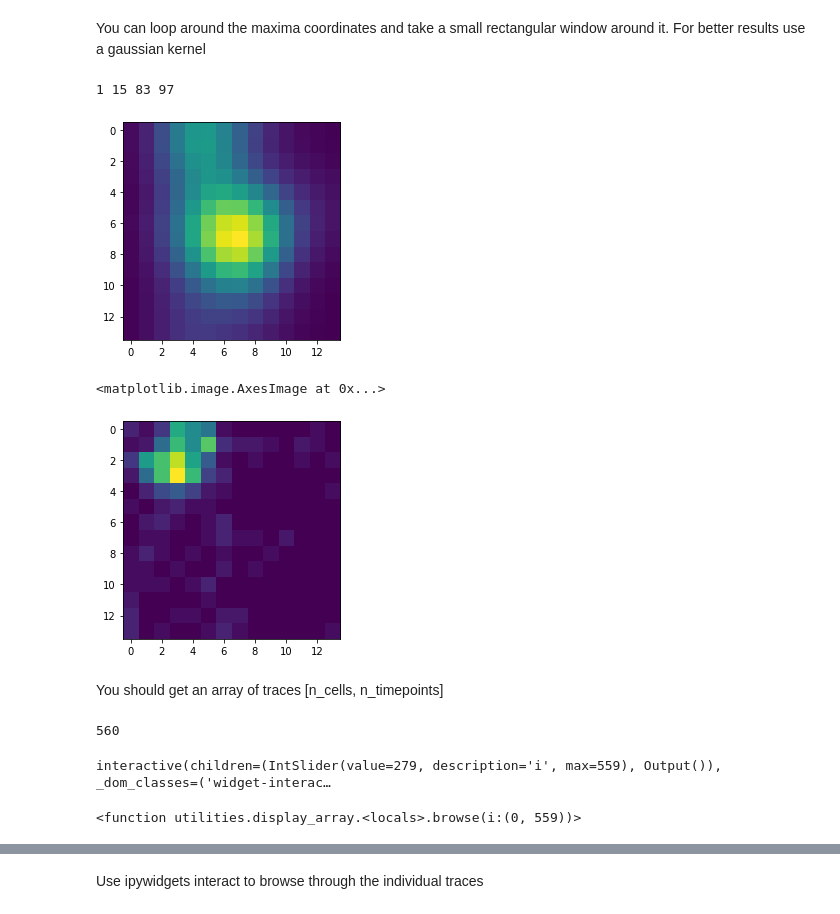
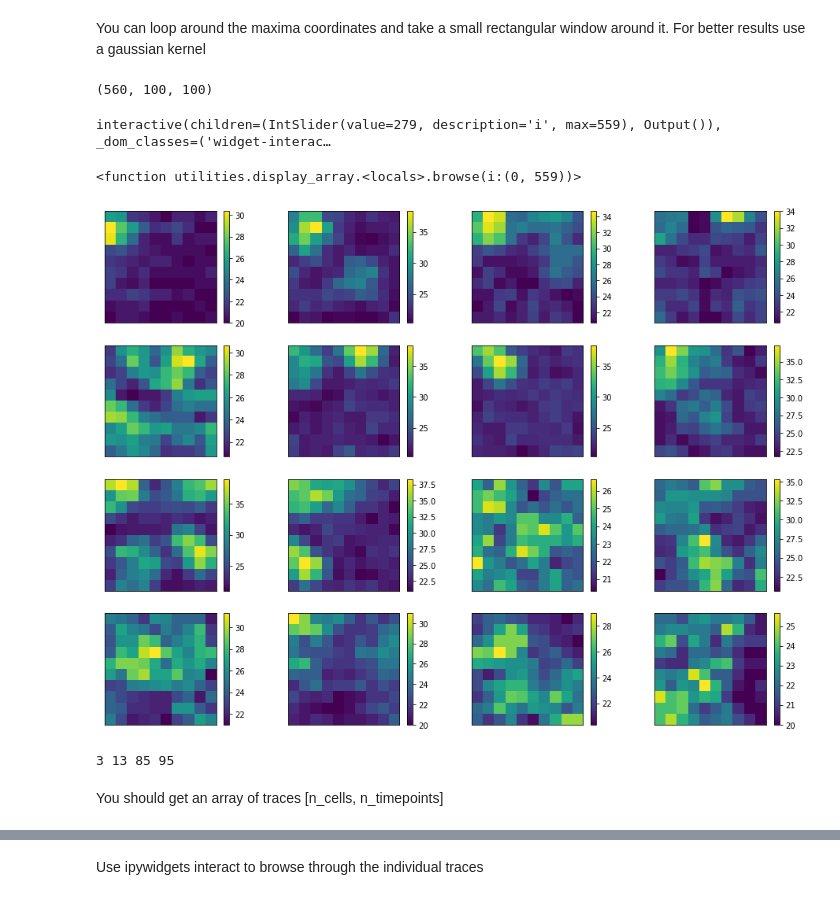
Before and after one commit to mackelab/msne-lsmlsda-2019, a Jupyter notebook: your-code/cristina/exercises/week11_imaging_analysis/Part 1 A anatomical segmentation for students.ipynb, the cells around one changed output, grey strips where cells are left out. Saved outputs shown, nothing was run; the diff lists cells and outputs as text; code cells hidden in the pictures.

```diff
--- a/your-code/cristina/exercises/week11_imaging_analysis/Part 1 A anatomical segmentation for students.ipynb
+++ b/your-code/cristina/exercises/week11_imaging_analysis/Part 1 A anatomical segmentation for students.ipynb
@@ -78,23 +78,36 @@ You can loop around the maxima coordinates and take a small rectangular window a
 # %%
 n_cells = np.shape(coordinates)[0]
 n_timepoints = np.shape(ar_imaging)[0]
-
-windows = np.zeros([n_cells,4])
-window_size = 7
+windows = np.zeros([n_cells,4],dtype=int)
+window_size = 5
 for i in range(n_cells):
     x = coordinates[i,0]
     y = coordinates[i,1]
-    windows[i,:]=np.array([x-window_size, x+window_size, y-window_size,y+window_size])
+    windows[i,:]=np.array([x-window_size, x+window_size, y-window_size,y+window_size],dtype=int)
+# %%
+# Spatial average activity
+avg_activity = np.average(ar_imaging,1)
+print(np.shape(avg_activity))
+display_array(avg_activity)
+# %% [output]
+(560, 100, 100)
+interactive(children=(IntSlider(value=279, description='i', max=559), Output()), _dom_classes=('widget-interac…
+<function utilities.display_array.<locals>.browse(i:(0, 559))>
+# %%
+# Example. Print windows around the selected cells for the timepoint 107
+fig = plt.figure(figsize=(16, 12))
+for i in range(n_cells-1):
+    y1, y2, x1, x2 = windows[i,:]
+    ax = fig.add_subplot(4, 4, i + 1, xticks=[], yticks=[])
+    im = ax.imshow(avg_activity[107,y1:y2, x1:x2])
+    fig.colorbar(im)
+    #print(x1, x2, y1,y2)
+
+plt.show()
+# %% [output]
+[figure, added]
 # %%
-windows = windows.astype(int)
 y1, y2, x1, x2 = windows[0,:]
-plt.imshow(corr[y1:y2, x1:x2])
-print(x1, x2, y1,y2)
+print(x1,x2,y1,y2)
 # %% [output]
-1 15 83 97
+3 13 85 95
-[figure, removed]
-# %%
-plt.imshow(ar_imaging[140][1][y1:y2, x1:x2])
-# %% [output]
-<matplotlib.image.AxesImage at 0x...>
-[figure, removed]
@@ -101,10 +121,4 @@ plt.imshow(ar_imaging[140][1][y1:y2, x1:x2])
 # %% [markdown]
 You should get an array of traces [n_cells, n_timepoints]
-# %%
-display_array(ar_imaging[:,1])
-# %% [output]
-560
-interactive(children=(IntSlider(value=279, description='i', max=559), Output()), _dom_classes=('widget-interac…
-<function utilities.display_array.<locals>.browse(i:(0, 559))>
 # %%
 time = np.arange(traces.shape[1])/fps
```
Also changed, not shown: parts of 5 cells of this notebook, 1 other file.
